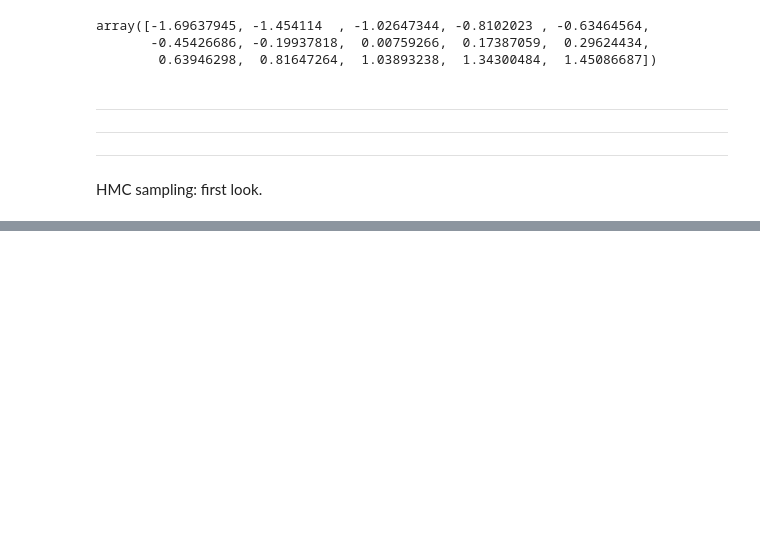
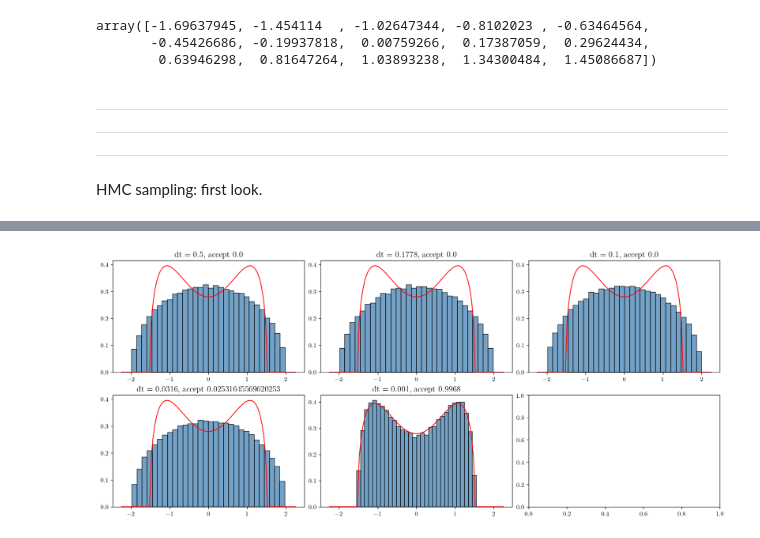
Before and after one commit to fredwdickinson/dissertation, a Jupyter notebook: code/main.ipynb, the cells around one changed output, grey strips where cells are left out. Saved outputs shown, nothing was run; the diff lists cells and outputs as text; code cells hidden in the pictures; blank space fills up the shorter version.

```diff
--- a/code/main.ipynb
+++ b/code/main.ipynb
@@ -702,0 +721,30 @@ plt.show()
+# %%
+importlib.reload(hmc);
+N = 1000; T = 5.0; M = 3;
+potential = "quartic";
+results_dt = {}
+
+dt_range = [0.5, 1/N**(1/4), 1/N**(1/3), 1/N**(1/2), 1/N]
+for dt in dt_range:
+    particles, accept = hmc.hmc_sampler(N, T, dt, num_trials = M, potential = potential)
+    results_dt[(dt)] = {"particles": particles, "accept": accept, "N": N, "T": T, "M": M}
+
+path = "data/hmc-step-size-1.pkl"
+with open(path, "wb") as f:
+    pickle.dump(results_dt, f)
+# %%
+# Plotter only.
+s_vals = np.linspace(-2.25, 2.25, 100)
+density = densities.theoretical_density(s_vals, q = 0, g = 1)
+
+fig, axes = plt.subplots(2, 3, figsize = (14, 6))
+
+for dt, ax in zip(dt_range, axes.flatten()):
+    data = results_dt[(dt)]
+    ax.hist(data["particles"], bins = 30, density = True, color = "steelblue", edgecolor = "black", alpha = 0.75)
+    ax.plot(s_vals, density, linestyle = "-", color = "red")
+    ax.set_title(f"dt = {round(dt, 4)}, accept {data["accept"]}")
+
+plt.show()
+# %% [output]
+[figure, added]
```
Also changed, not shown: parts of 4 cells of this notebook, 3 other files.
